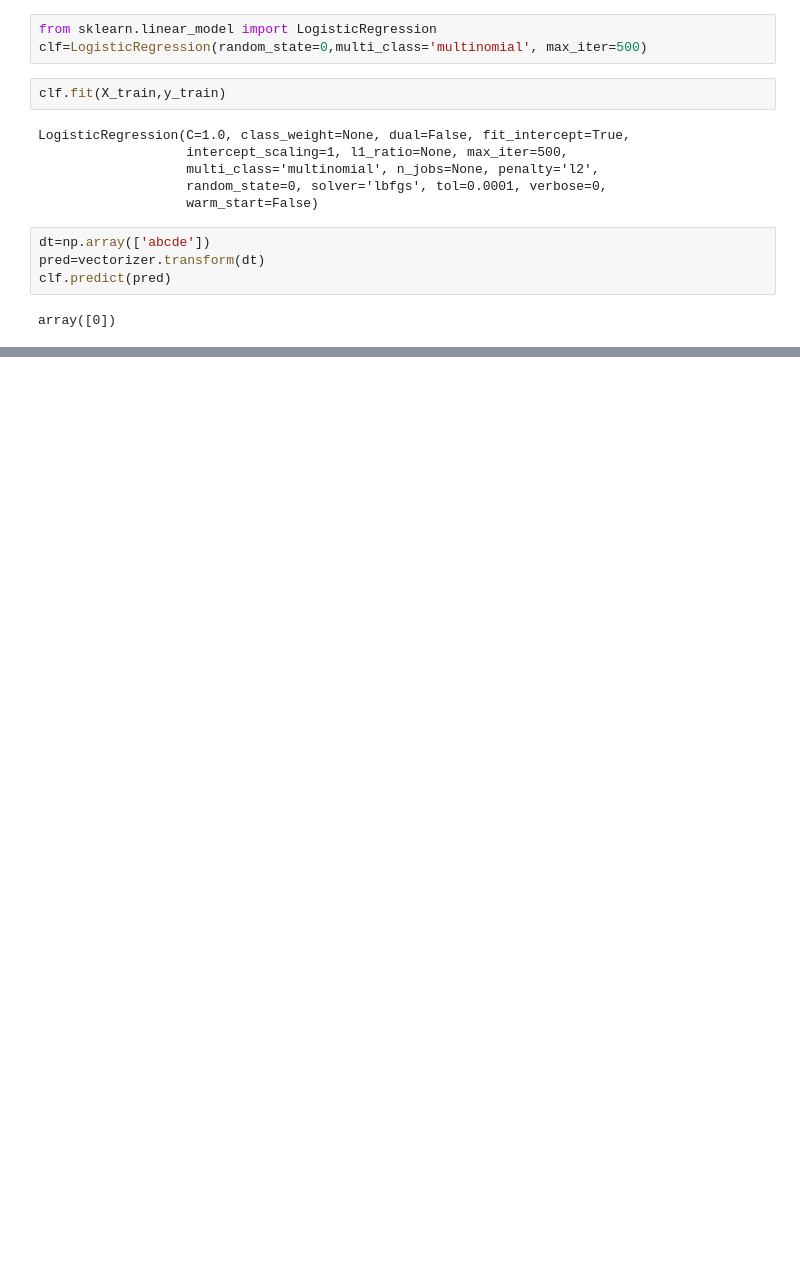
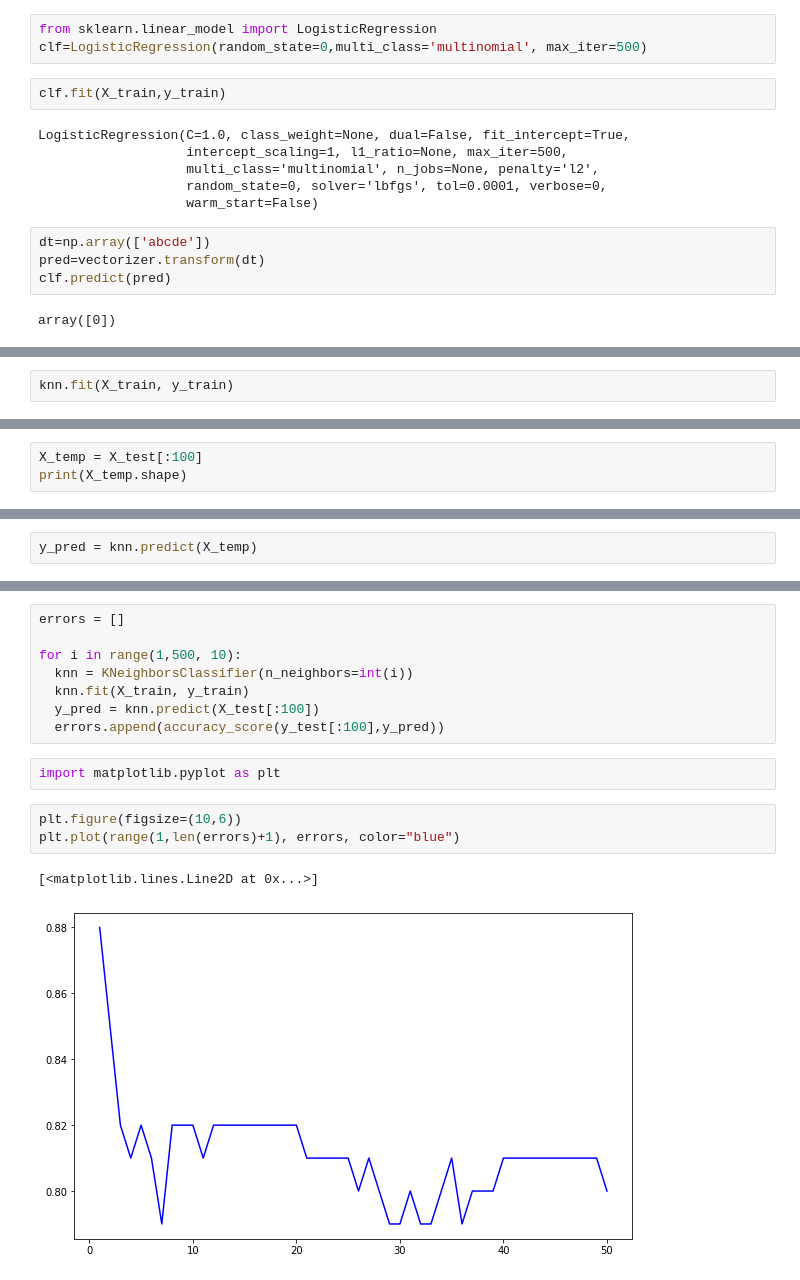
Before and after one commit to soumyajit1729/password_strength_predictor, a Jupyter notebook: password_strength.ipynb, the cells around one changed output, grey strips where cells are left out. Drawn from its saved outputs; the diff is of its cells as text; blank space fills up the shorter version.

```diff
--- a/password_strength.ipynb
+++ b/password_strength.ipynb
@@ -133,0 +246,2 @@ weighted avg       0.80      0.82      0.80    133928
+# %%
+knn.fit(X_train, y_train)
@@ -133,0 +252,3 @@ weighted avg       0.80      0.82      0.80    133928
+# %%
+X_temp = X_test[:100]
+print(X_temp.shape)
@@ -133,0 +257,2 @@ weighted avg       0.80      0.82      0.80    133928
+# %%
+y_pred = knn.predict(X_temp)
@@ -133,0 +276,16 @@ weighted avg       0.80      0.82      0.80    133928
+# %%
+errors = []
+
+for i in range(1,500, 10):
+  knn = KNeighborsClassifier(n_neighbors=int(i))
+  knn.fit(X_train, y_train)
+  y_pred = knn.predict(X_test[:100])
+  errors.append(accuracy_score(y_test[:100],y_pred))
+# %%
+import matplotlib.pyplot as plt
+# %%
+plt.figure(figsize=(10,6))
+plt.plot(range(1,len(errors)+1), errors, color="blue")
+# %% [output]
+[<matplotlib.lines.Line2D at 0x...>]
+[figure, added]
```
Also changed, not shown: parts of 25 cells of this notebook.
